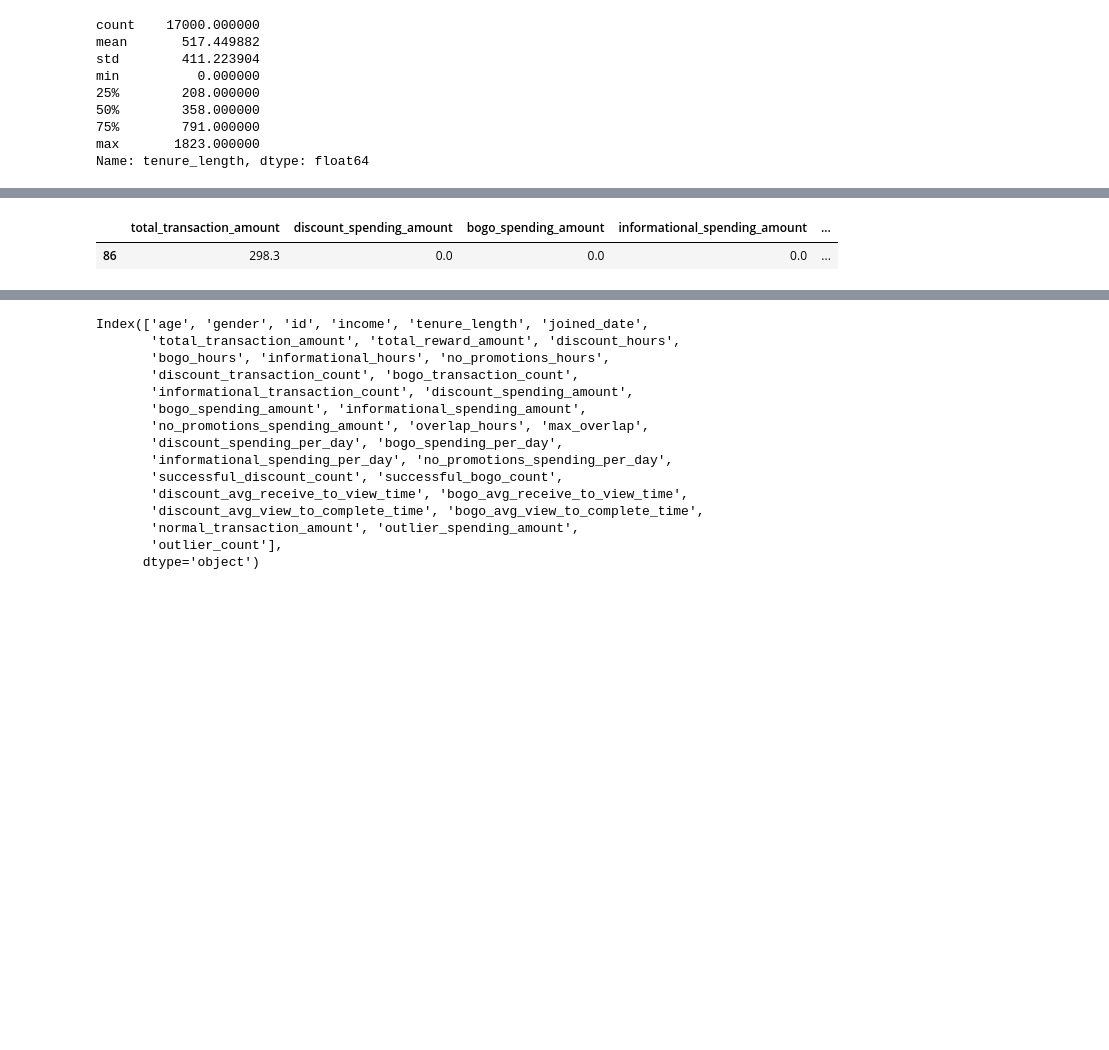
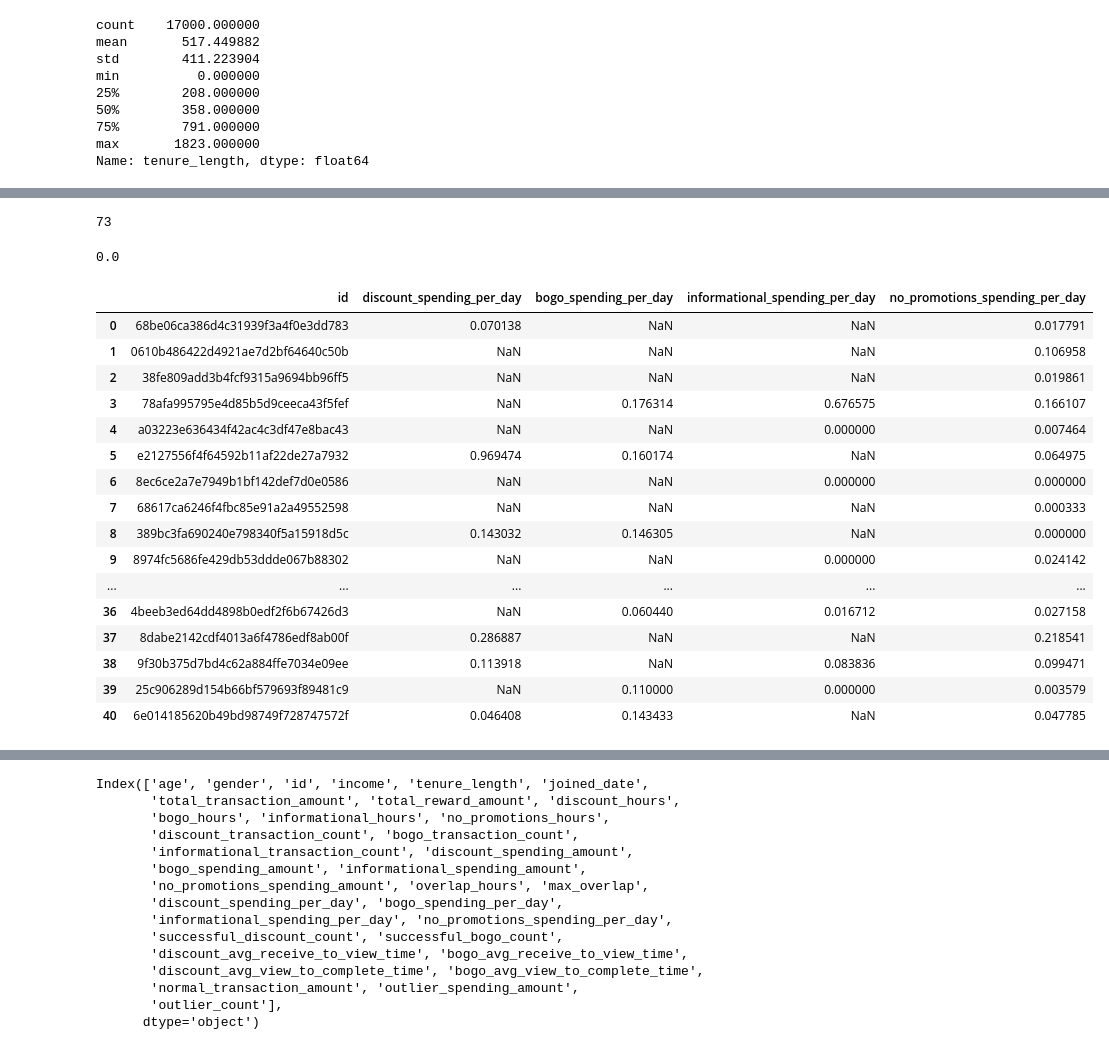
Before and after one commit to keigito/Starbucks_Customer_Analysis, a Jupyter notebook: Starbucks_Capstone_notebook.ipynb, the cells around one changed output, grey strips where cells are left out. Drawn from its saved outputs; the diff is of its cells as text; code cells hidden in the pictures; blank space fills up the shorter version.

```diff
--- a/Starbucks_Capstone_notebook.ipynb
+++ b/Starbucks_Capstone_notebook.ipynb
@@ -625,7 +631,9 @@ bogo_avg_view_to_complete_time_list = []
 outlier_transaction_amount_list = []
 outlier_count_list = []
 
-for row in profile.itertuples():
+
+for row in test_profile_df.itertuples():
+
 #     discount_hours, bogo_hours, informational_hours, no_promotions_hours, discount_transaction_counts, bogo_transaction_counts, informational_transaction_counts, no_promotions_transaction_counts, discount_transaction_amount, bogo_transaction_amount, informational_transaction_amount, no_promotions_transaction_amount, overlap_days, max_overlap, avg_spending_discount, avg_spending_bogo, avg_spending_informational, avg_spending_no_promotions, successful_discount_counts, successful_bogo_counts
     discount_hours, bogo_hours, informational_hours, no_promotions_hours, discount_transaction_counts, bogo_transaction_counts, informational_transaction_counts, no_promotions_transaction_counts, discount_transaction_amount, bogo_transaction_amount, informational_transaction_amount, no_promotions_transaction_amount, overlap_hours, max_overlap, avg_spending_discount, avg_spending_bogo, avg_spending_informational, avg_spending_no_promotions, successful_discount_counts, successful_bogo_counts, discount_avg_receive_to_view_time, bogo_avg_receive_to_view_time, discount_avg_view_to_complete_time, bogo_avg_view_to_complete_time, outlier_transaction_amount, outlier_count = compute_additional_customer_features(row.id)
 
@@ -657,5 +665,6 @@ for row in profile.itertuples():
     outlier_transaction_amount_list.append(outlier_transaction_amount)
     outlier_count_list.append(outlier_count)
 
+
 print(time.time() - t1)
 # %% [output]
@@ -663,3 +688,7 @@ print(time.time() - t1)
+# %%
+informational_hours
+# %% [output]
+73
 # %%
 profile["discount_hours"] = discount_hours_list
 profile["bogo_hours"] = bogo_hours_list
@@ -668,6 +697,7 @@ profile["no_promotions_hours"] = no_promotions_hours_list
 profile["discount_transaction_count"] = discount_transaction_count_list
 profile["bogo_transaction_count"] = bogo_transaction_count_list
 profile["informational_transaction_count"] = informational_transaction_count_list
+profile["no_promotions_transaction_count"] = no_promotions_transaction_count_list
 profile["discount_spending_amount"] = discount_spending_amount_list
 profile["bogo_spending_amount"] = bogo_spending_amount_list
 profile["informational_spending_amount"] = informational_spending_amount_list
@@ -676,18 +706,37 @@ profile["outlier_spending_amount"] = outlier_transaction_amount_list
 profile["outlier_count"] = outlier_count_list
 profile["overlap_hours"] = overlap_hours_list
 profile["max_overlap"] = max_overlap_list
-profile["discount_spending_per_day"] = discount_avg_spending_list
-profile["bogo_spending_per_day"] = bogo_avg_spending_list
-profile["informational_spending_per_day"] = informational_avg_spending_list
-profile["no_promotions_spending_per_day"] = no_promotions_avg_spending_list
+profile["discount_spending_per_hour"] = discount_avg_spending_list
+profile["bogo_spending_per_hour"] = bogo_avg_spending_list
+profile["informational_spending_per_hour"] = informational_avg_spending_list
+profile["no_promotions_spending_per_hour"] = no_promotions_avg_spending_list
 profile["successful_discount_count"] = successful_discount_count_list
 profile["successful_bogo_count"] = successful_bogo_count_list
 profile["discount_avg_receive_to_view_time"] = discount_avg_receive_to_view_time_list
 profile["bogo_avg_receive_to_view_time"] = bogo_avg_receive_to_view_time_list
 profile["discount_avg_view_to_complete_time"] = discount_avg_view_to_complete_time_list
 profile["bogo_avg_view_to_complete_time"] = bogo_avg_view_to_complete_time_list
-# %%
-profile.loc[86:86, ["total_transaction_amount", "discount_spending_amount", "bogo_spending_amount", "informational_spending_amount", "no_promotions_spending_amount", "outlier_spending_amount"]]
-# %% [output]
-|  | total_transaction_amount | discount_spending_amount | bogo_spending_amount | informational_spending_amount | ... |
-| 86 | 298.3 | 0.0 | 0.0 | 0.0 | ... |
+# %%
+no_promotions_avg_spending_list[6]
+# %% [output]
+0.0
+# %%
+profile.loc[0:40, ["id", "discount_spending_per_day", "bogo_spending_per_day", "informational_spending_per_day", "no_promotions_spending_per_day"]]
+# %% [output]
+|  | id | discount_spending_per_day | bogo_spending_per_day | informational_spending_per_day | no_promotions_spending_per_day |
+| 0 | 68be06ca386d4c31939f3a4f0e3dd783 | 0.070138 | NaN | NaN | 0.017791 |
+| 1 | 0610b486422d4921ae7d2bf64640c50b | NaN | NaN | NaN | 0.106958 |
+| 2 | 38fe809add3b4fcf9315a9694bb96ff5 | NaN | NaN | NaN | 0.019861 |
+| 3 | 78afa995795e4d85b5d9ceeca43f5fef | NaN | 0.176314 | 0.676575 | 0.166107 |
+| 4 | a03223e636434f42ac4c3df47e8bac43 | NaN | NaN | 0.000000 | 0.007464 |
+| 5 | e2127556f4f64592b11af22de27a7932 | 0.969474 | 0.160174 | NaN | 0.064975 |
+| 6 | 8ec6ce2a7e7949b1bf142def7d0e0586 | NaN | NaN | 0.000000 | 0.000000 |
+| 7 | 68617ca6246f4fbc85e91a2a49552598 | NaN | NaN | NaN | 0.000333 |
+| 8 | 389bc3fa690240e798340f5a15918d5c | 0.143032 | 0.146305 | NaN | 0.000000 |
+| 9 | 8974fc5686fe429db53ddde067b88302 | NaN | NaN | 0.000000 | 0.024142 |
+| ... | ... | ... | ... | ... | ... |
+| 36 | 4beeb3ed64dd4898b0edf2f6b67426d3 | NaN | 0.060440 | 0.016712 | 0.027158 |
+| 37 | 8dabe2142cdf4013a6f4786edf8ab00f | 0.286887 | NaN | NaN | 0.218541 |
+| 38 | 9f30b375d7bd4c62a884ffe7034e09ee | 0.113918 | NaN | 0.083836 | 0.099471 |
+| 39 | 25c906289d154b66bf579693f89481c9 | NaN | 0.110000 | 0.000000 | 0.003579 |
+| 40 | 6e014185620b49bd98749f728747572f | 0.046408 | 0.143433 | NaN | 0.047785 |
```
Also changed, not shown: parts of 15 cells of this notebook.
